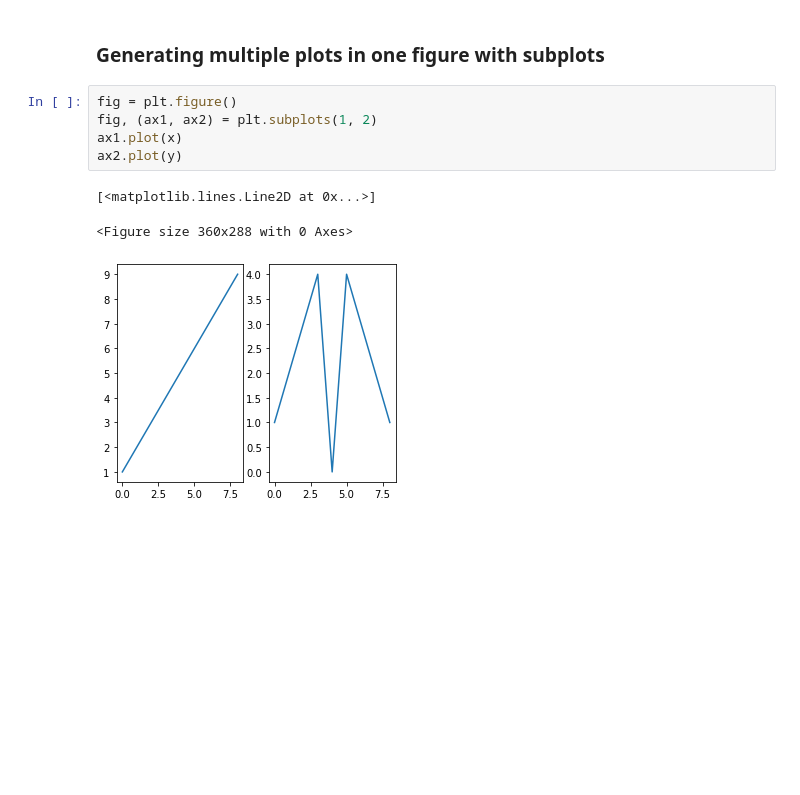
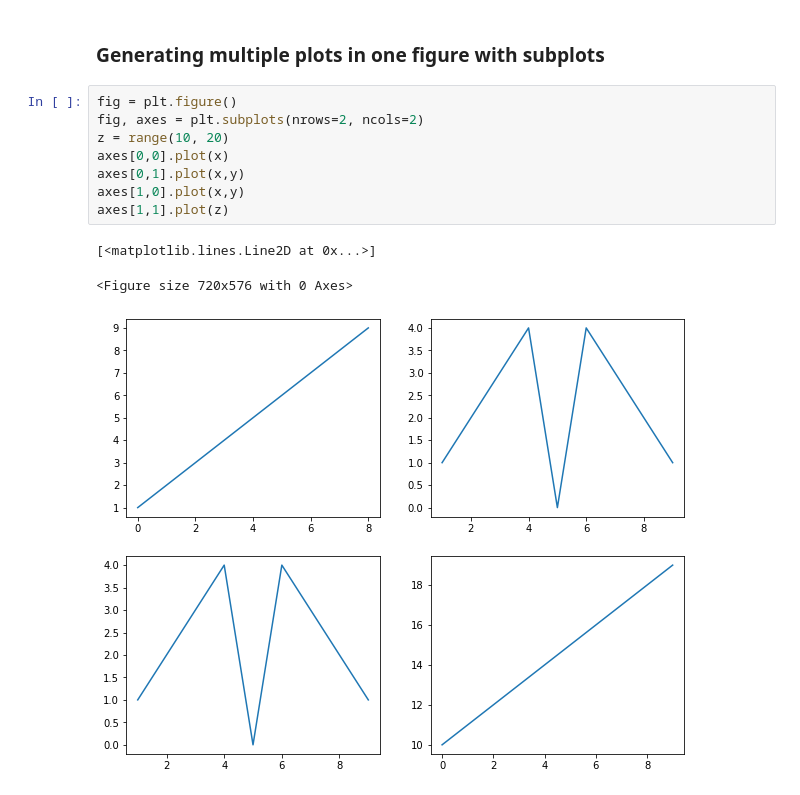
Before and after one commit to aloiswirth/python_data_science_essential_training_part_1, a Jupyter notebook: 04_02_begin/04_02_begin.ipynb, the cells around one changed output. Cells and saved outputs as stored; diff of their text form; blank space fills up the shorter version.

```diff
--- a/04_02_begin/04_02_begin.ipynb
+++ b/04_02_begin/04_02_begin.ipynb
@@ -53,11 +64,14 @@ ax.plot(x, y)
 # %% [markdown]
 ### Generating multiple plots in one figure with subplots
-# %%
-fig = plt.figure()
-fig, (ax1, ax2) = plt.subplots(1, 2)
-ax1.plot(x)
-ax2.plot(y)
-# %% [output]
-[<matplotlib.lines.Line2D at 0x...>]
-<Figure size 360x288 with 0 Axes>
-[figure, removed]
+# %%
+fig = plt.figure()
+fig, axes = plt.subplots(nrows=2, ncols=2)
+z = range(10, 20)
+axes[0,0].plot(x)
+axes[0,1].plot(x,y)
+axes[1,0].plot(x,y)
+axes[1,1].plot(z)
+# %% [output]
+[<matplotlib.lines.Line2D at 0x...>]
+<Figure size 720x576 with 0 Axes>
+[figure, added]
```
Also changed, not shown: parts of 6 cells of this notebook, 7 other files.
